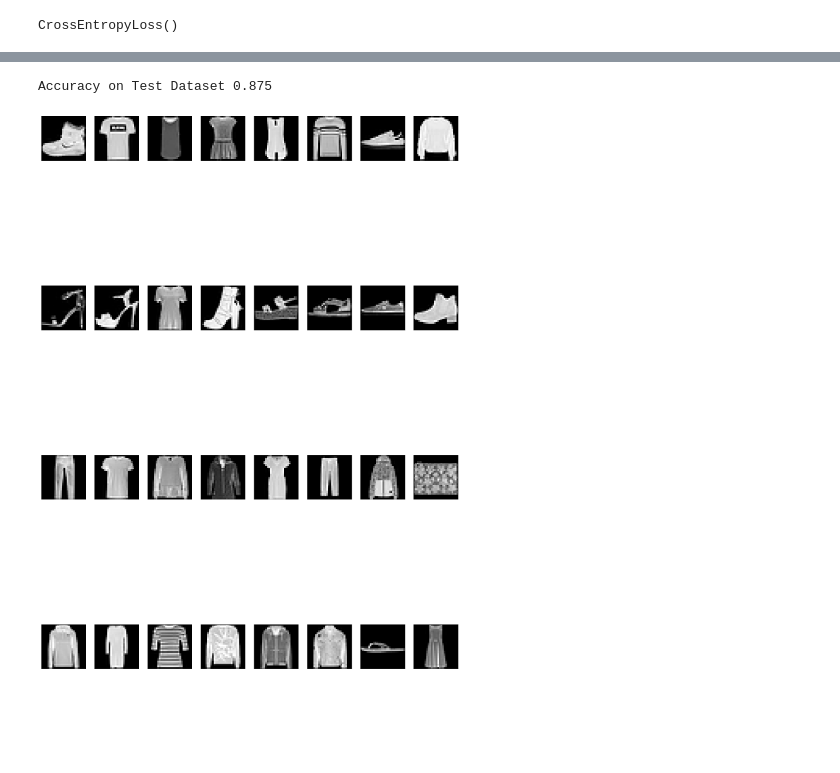
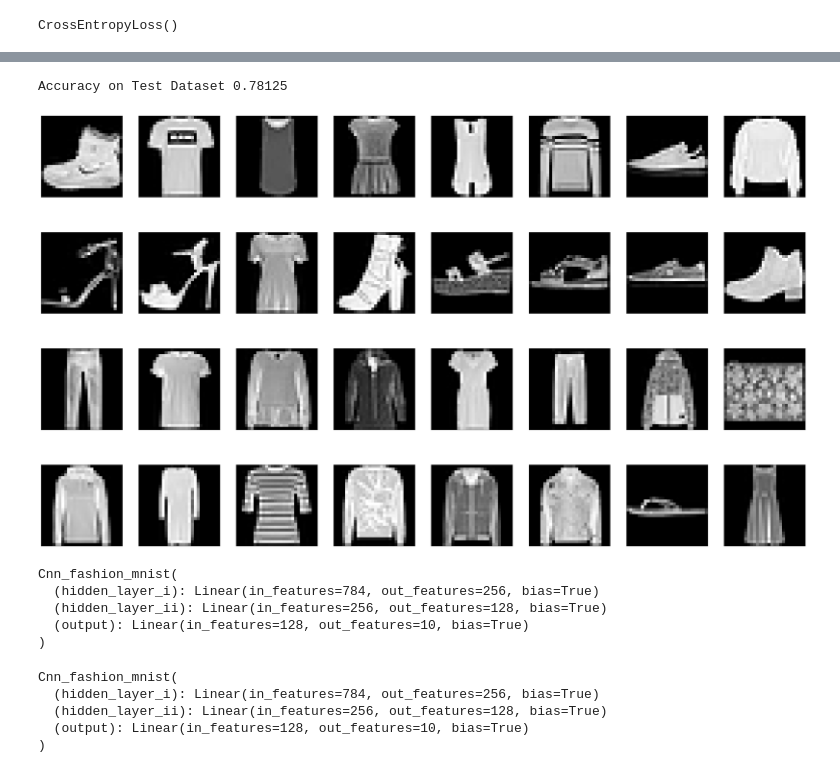
Before and after one commit to mistertandon/ud-10-deep-learning-v2-pytorch, a Jupyter notebook: weight-initialization/weight_initialization_exercise_self.ipynb, the cells around one changed output, grey strips where cells are left out. Saved outputs shown, nothing was run; the diff lists cells and outputs as text; code cells hidden in the pictures; blank space fills up the shorter version.

```diff
--- a/weight-initialization/weight_initialization_exercise_self.ipynb
+++ b/weight-initialization/weight_initialization_exercise_self.ipynb
@@ -163,5 +185,5 @@ InteractiveShell.ast_node_interactivity = 'none'
 plt.figure(figsize = (55, 30))
 for idx in range(batch_size):
     ax = plt.subplot(4, 8, idx + 1, xticks = [], yticks = [])
-    helpers_self.imshow(ax, images[idx, :], classes[labels[idx].item()])
+    display_img(ax, images[idx, :], classes[labels[idx].item()])
 # %% [output]
@@ -273,32 +302,39 @@ Epoch 1 : Training Loss 15.56174 | Eval Loss 12.89622
 # %%
-with torch.no_grad():
-    model.eval()
+def test_cycle(model, test_loader, batch_size):
 
-    test_iter = iter(test_loader)
-    test_images, test_labels = next(test_iter)
-    test_images, test_labels = test_images.to(gpu_device), test_labels.to(gpu_device)
-    test_images = test_images.view(batch_size, -1)
+    device = torch.device('cuda:0' if torch.cuda.is_available() else 'cpu')
+    cpu_device = 'cpu'
 
-    output = model.forward(test_images)
-    _, predicted_class = torch.max(input = output, dim = 1)
+    with torch.no_grad():
+        model.eval()
 
-    test_images, test_labels = test_images.to(cpu_device), test_labels.to(cpu_device).numpy()
-    predicted_class = predicted_class.to(cpu_device).numpy()
+        test_iter = iter(test_loader)
+        test_images, test_labels = next(test_iter)
 
-    equals = predicted_class == test_labels
-    accuracy = np.mean(equals)
+        test_images, test_labels = test_images.to(device), test_labels.to(device)
+        test_images = test_images.view(batch_size, -1)
 
-    print('Accuracy on Test Dataset {}'.format(accuracy))
+        output = model.forward(test_images)
+        _, predicted_class = torch.max(input = output, dim = 1)
+
+        test_images, test_labels = test_images.to(cpu_device), test_labels.to(cpu_device).numpy()
+        predicted_class = predicted_class.to(cpu_device).numpy()
+
+        equals = predicted_class == test_labels
+        accuracy = np.mean(equals)
+
+        print('Accuracy on Test Dataset {}'.format(accuracy))
-# %% [output]
-Accuracy on Test Dataset 0.875
+# %%
+test_cycle(model, test_loader, batch_size)
+# %% [output]
+Accuracy on Test Dataset 0.78125
 # %%
-plt.figure(figsize = (25, 40))
+plt.figure(figsize = (50, 30))
 for index in range(batch_size):
 
     ax = plt.subplot(4, 8, index + 1, xticks = [], yticks = [])
     img = test_images[index].view(28, 28).numpy()
 
-
     ax.imshow(img, cmap = 'gray')
 # %% [output]
-[figure, old version]
+[figure, new version]
@@ -304,0 +419,18 @@ for index in range(batch_size):
+# %%
+model_0 = Cnn_fashion_mnist(constant_weight = 0)
+model_0
+# %% [output]
+Cnn_fashion_mnist(
+  (hidden_layer_i): Linear(in_features=784, out_features=256, bias=True)
+  (hidden_layer_ii): Linear(in_features=256, out_features=128, bias=True)
+  (output): Linear(in_features=128, out_features=10, bias=True)
+)
+# %%
+model_1 = Cnn_fashion_mnist(constant_weight = 1)
+model_1
+# %% [output]
+Cnn_fashion_mnist(
+  (hidden_layer_i): Linear(in_features=784, out_features=256, bias=True)
+  (hidden_layer_ii): Linear(in_features=256, out_features=128, bias=True)
+  (output): Linear(in_features=128, out_features=10, bias=True)
+)
```
Also changed, not shown: parts of 16 cells of this notebook, 3 other files.
